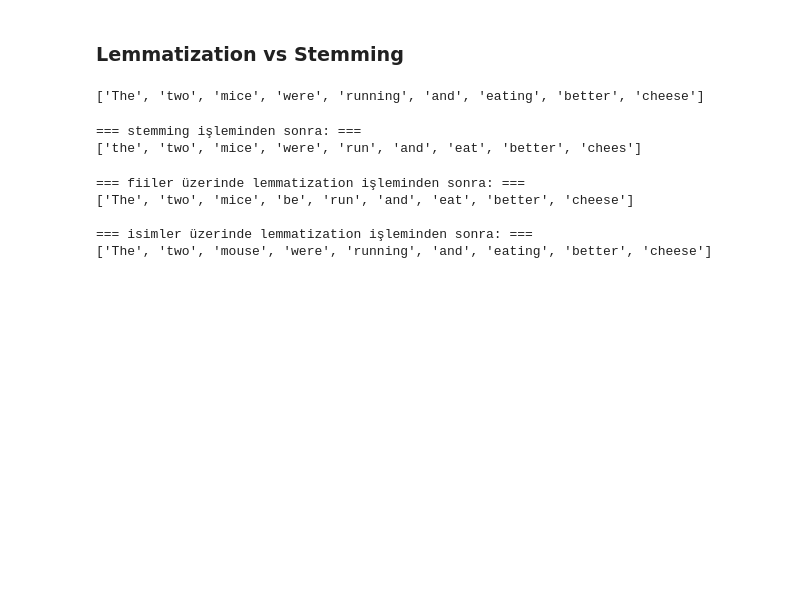
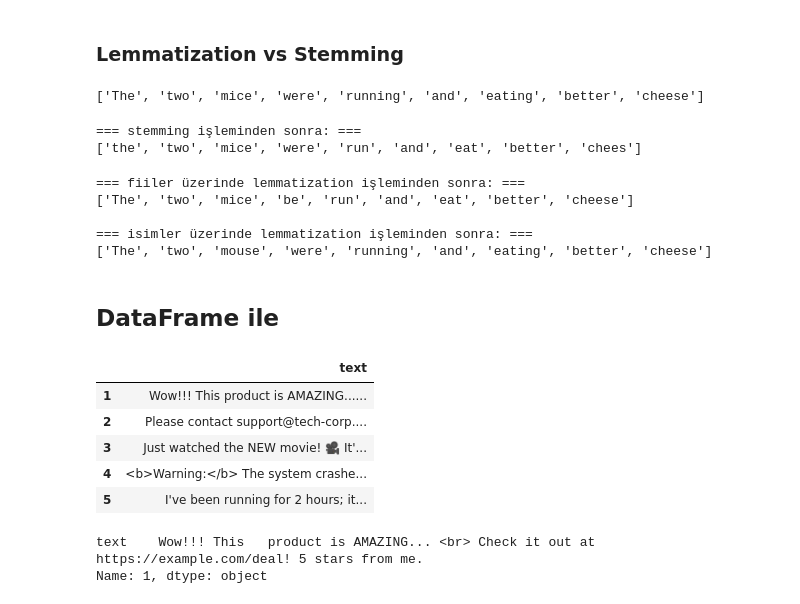
Before and after one commit to ensarakbas77/BTK-Deep-Learning-and-NLP-Notes, a Jupyter notebook: NLP_1/Metin Ön İşleme/TextPreprocessingExamples.ipynb, the cells around one changed output. Saved outputs shown, nothing was run; the diff lists cells and outputs as text; code cells hidden in the pictures; blank space fills up the shorter version.

Commit message:
feat: new example added

```diff
--- a/NLP_1/Metin Ön İşleme/TextPreprocessingExamples.ipynb
+++ b/NLP_1/Metin Ön İşleme/TextPreprocessingExamples.ipynb
@@ -160,3 +160,17 @@ print(f"\n=== isimler üzerinde lemmatization işleminden sonra: ===\n{lemmas_no
 
 === isimler üzerinde lemmatization işleminden sonra: ===
 ['The', 'two', 'mouse', 'were', 'running', 'and', 'eating', 'better', 'cheese']
+# %% [markdown]
+## DataFrame ile
+# %%
+import pandas as pd
+
+pd.set_option("display.max_colwidth", None)
+# %%
+texts = {
+    "1": "Wow!!! This   product is AMAZING... <br> Check it out at https://example.com/deal! 5 stars from me.",
+    "2": "Please contact support@tech-corp.com regarding order #998877. The total cost was $199.99 (USD). DON'T forget!",
+    "3": "Just watched the NEW movie! 🎥 It's kinda long (3 hrs) but totally worth it. #movies #fun @cinema_lover",
+    "4": "<b>Warning:</b> The system crashed at 12:00 PM. Error code: [404]. Please restart the server... ASAP!!!",
+    "5": "I've been running for 2 hours; it's exhausting. I shouldn't have eaten that heavy lunch...   Maybe tomorrow's training will be better."
+}
@@ -162,0 +180,15 @@ print(f"\n=== isimler üzerinde lemmatization işleminden sonra: ===\n{lemmas_no
+# %%
+df = pd.DataFrame.from_dict(texts, orient='index', columns=['text'])
+df.head()
+# %% [output]
+|  | text |
+| 1 | Wow!!! This product is AMAZING...... |
+| 2 | Please contact support@tech-corp.... |
+| 3 | Just watched the NEW movie! 🎥 It'... |
+| 4 | <b>Warning:</b> The system crashe... |
+| 5 | I've been running for 2 hours; it... |
+# %%
+df.iloc[0]
+# %% [output]
+text    Wow!!! This   product is AMAZING... <br> Check it out at https://example.com/deal! 5 stars from me.
+Name: 1, dtype: object
```
Also changed, not shown: parts of 21 cells of this notebook.
